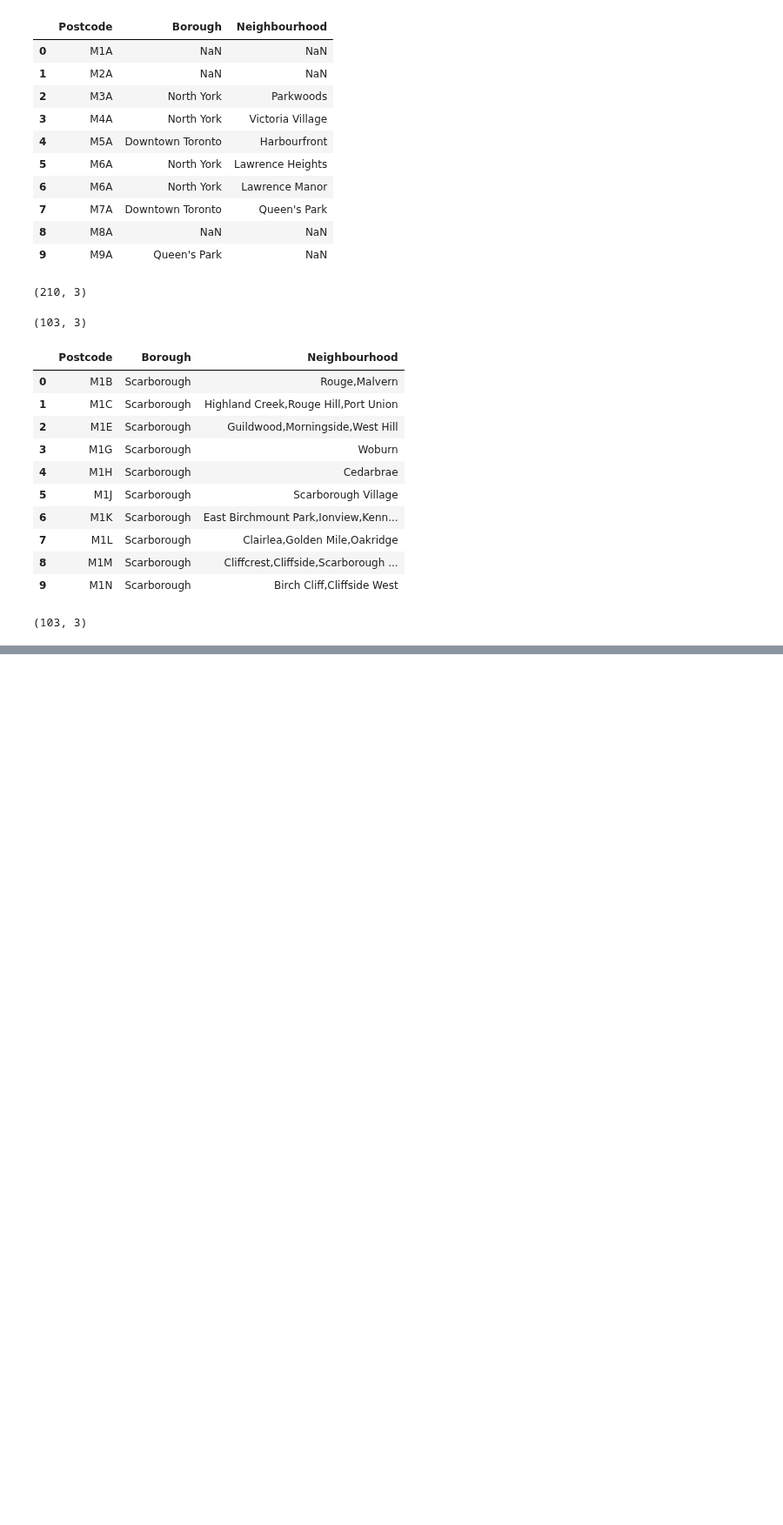
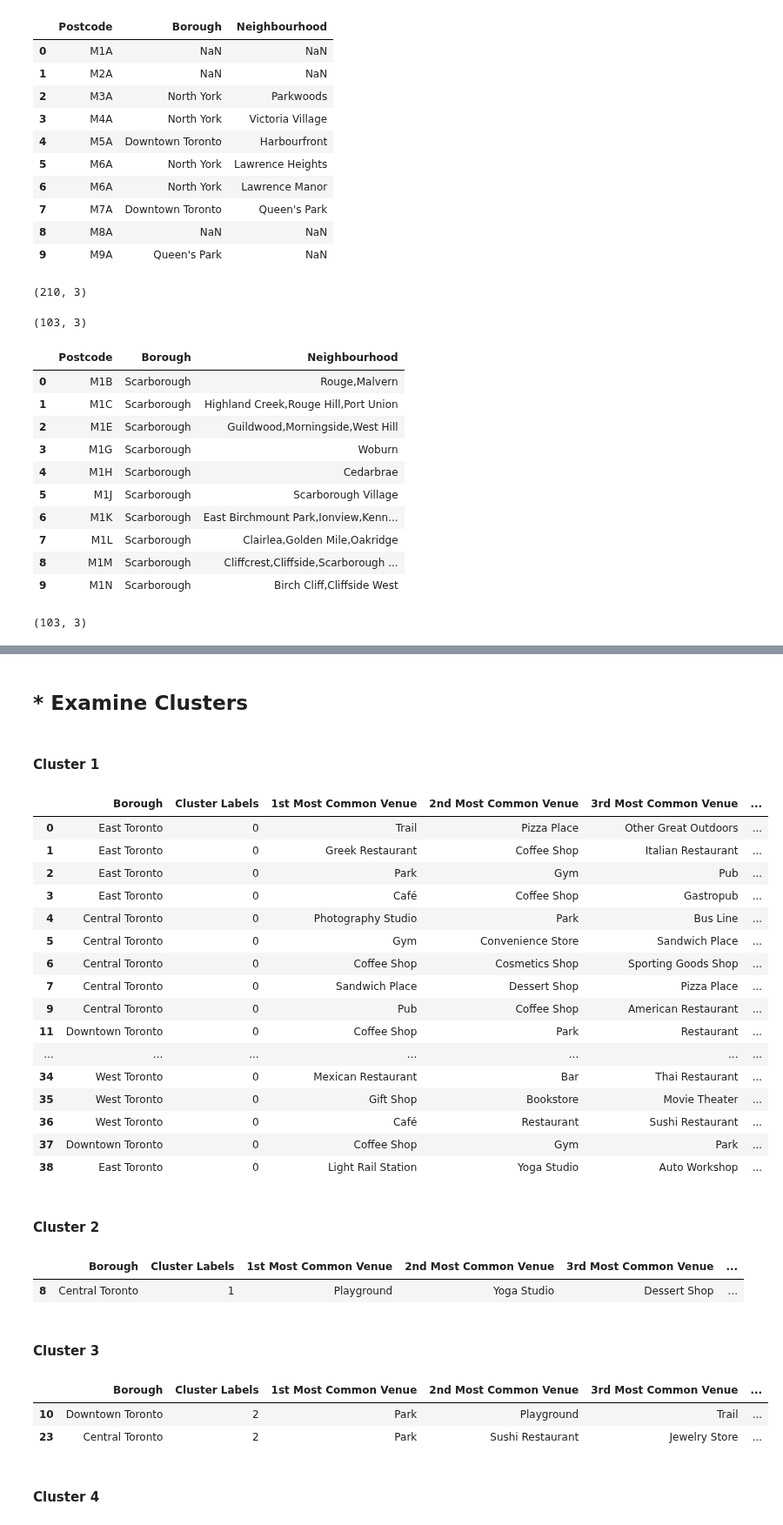
Before and after one commit to EngineerMMostafa/Coursera_Capstone, a Jupyter notebook: Week_03_assignment01.ipynb, the cells around one changed output, grey strips where cells are left out. Shown at 87% size. Cells and saved outputs as stored; diff of their text form; code cells hidden in the pictures; blank space fills up the shorter version.

```diff
--- a/Week_03_assignment01.ipynb
+++ b/Week_03_assignment01.ipynb
@@ -72,0 +435,8 @@ df.shape
+# %%
+# First, let's write a function to sort the venues in descending order.
+
+def return_most_common_venues(row, num_top_venues):
+    row_categories = row.iloc[1:]
+    row_categories_sorted = row_categories.sort_values(ascending=False)
+
+    return row_categories_sorted.index.values[0:num_top_venues]
@@ -72,0 +475,11 @@ df.shape
+# %%
+# set number of clusters
+kclusters = 4
+
+Toronto_grouped_clustering = Toronto_grouped.drop('Neighborhood', 1)
+
+# run k-means clustering
+kmeans = KMeans(n_clusters=kclusters, random_state=0).fit(Toronto_grouped_clustering)
+
+# check cluster labels generated for each row in the dataframe
+kmeans.labels_[0:10]
@@ -72,0 +499,15 @@ df.shape
+# %%
+# I face a problem that Toronto_dataframe Neighborhood column label is different, so I have to fix it
+# I'll keep the venues as its not to repeat getting data from foursquare
+
+Toronto_data = Toronto_data.rename(columns={'Neighbourhood': 'Neighborhood'})
+# %%
+# add clustering labels
+neighborhoods_venues_sorted.insert(0, 'Cluster Labels', kmeans.labels_)
+
+Toronto_merged = Toronto_data
+
+# merge toronto_grouped with toronto_data to add latitude/longitude for each neighborhood
+Toronto_merged = Toronto_merged.join(neighborhoods_venues_sorted.set_index('Neighborhood'), on='Neighborhood')
+
+Toronto_merged.head() # check the last columns!
@@ -72,0 +549,41 @@ df.shape
+# %% [markdown]
+## * Examine Clusters
+# %% [markdown]
+#### Cluster 1
+# %%
+Toronto_merged.loc[Toronto_merged['Cluster Labels'] == 0, Toronto_merged.columns[[1] + list(range(5, Toronto_merged.shape[1]))]]
+# %% [output]
+|  | Borough | Cluster Labels | 1st Most Common Venue | 2nd Most Common Venue | 3rd Most Common Venue | ... |
+| 0 | East Toronto | 0 | Trail | Pizza Place | Other Great Outdoors | ... |
+| 1 | East Toronto | 0 | Greek Restaurant | Coffee Shop | Italian Restaurant | ... |
+| 2 | East Toronto | 0 | Park | Gym | Pub | ... |
+| 3 | East Toronto | 0 | Café | Coffee Shop | Gastropub | ... |
+| 4 | Central Toronto | 0 | Photography Studio | Park | Bus Line | ... |
+| 5 | Central Toronto | 0 | Gym | Convenience Store | Sandwich Place | ... |
+| 6 | Central Toronto | 0 | Coffee Shop | Cosmetics Shop | Sporting Goods Shop | ... |
+| 7 | Central Toronto | 0 | Sandwich Place | Dessert Shop | Pizza Place | ... |
+| 9 | Central Toronto | 0 | Pub | Coffee Shop | American Restaurant | ... |
+| 11 | Downtown Toronto | 0 | Coffee Shop | Park | Restaurant | ... |
+| ... | ... | ... | ... | ... | ... | ... |
+| 34 | West Toronto | 0 | Mexican Restaurant | Bar | Thai Restaurant | ... |
+| 35 | West Toronto | 0 | Gift Shop | Bookstore | Movie Theater | ... |
+| 36 | West Toronto | 0 | Café | Restaurant | Sushi Restaurant | ... |
+| 37 | Downtown Toronto | 0 | Coffee Shop | Gym | Park | ... |
+| 38 | East Toronto | 0 | Light Rail Station | Yoga Studio | Auto Workshop | ... |
+# %% [markdown]
+#### Cluster 2
+# %%
+Toronto_merged.loc[Toronto_merged['Cluster Labels'] == 1, Toronto_merged.columns[[1] + list(range(5, Toronto_merged.shape[1]))]]
+# %% [output]
+|  | Borough | Cluster Labels | 1st Most Common Venue | 2nd Most Common Venue | 3rd Most Common Venue | ... |
+| 8 | Central Toronto | 1 | Playground | Yoga Studio | Dessert Shop | ... |
+# %% [markdown]
+#### Cluster 3
+# %%
+Toronto_merged.loc[Toronto_merged['Cluster Labels'] == 2, Toronto_merged.columns[[1] + list(range(5, Toronto_merged.shape[1]))]]
+# %% [output]
+|  | Borough | Cluster Labels | 1st Most Common Venue | 2nd Most Common Venue | 3rd Most Common Venue | ... |
+| 10 | Downtown Toronto | 2 | Park | Playground | Trail | ... |
+| 23 | Central Toronto | 2 | Park | Sushi Restaurant | Jewelry Store | ... |
+# %% [markdown]
+#### Cluster 4
```
Also changed, not shown: parts of 48 cells of this notebook.
